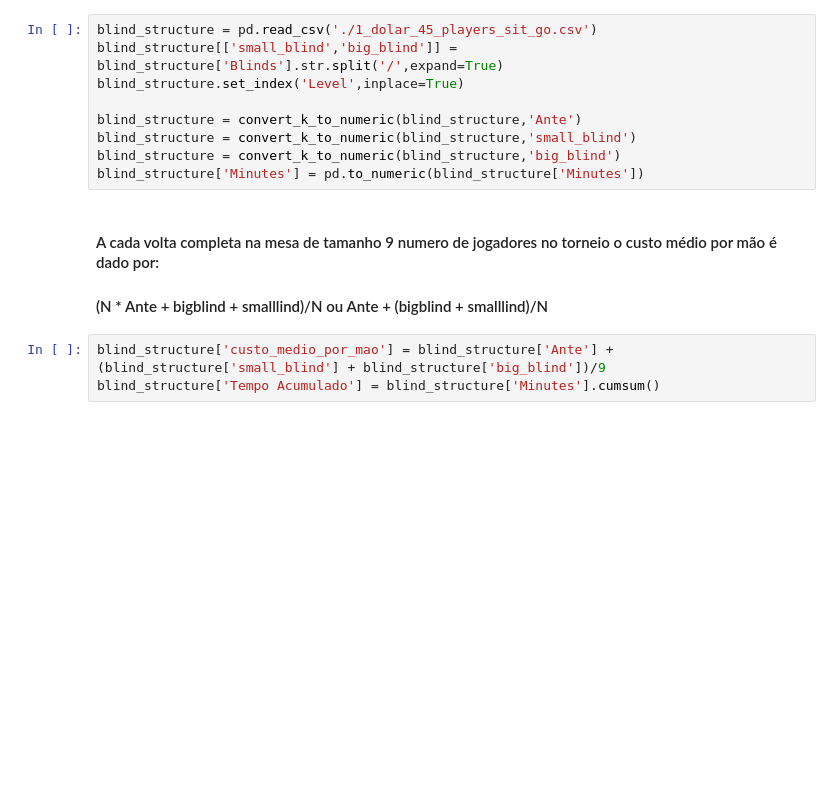
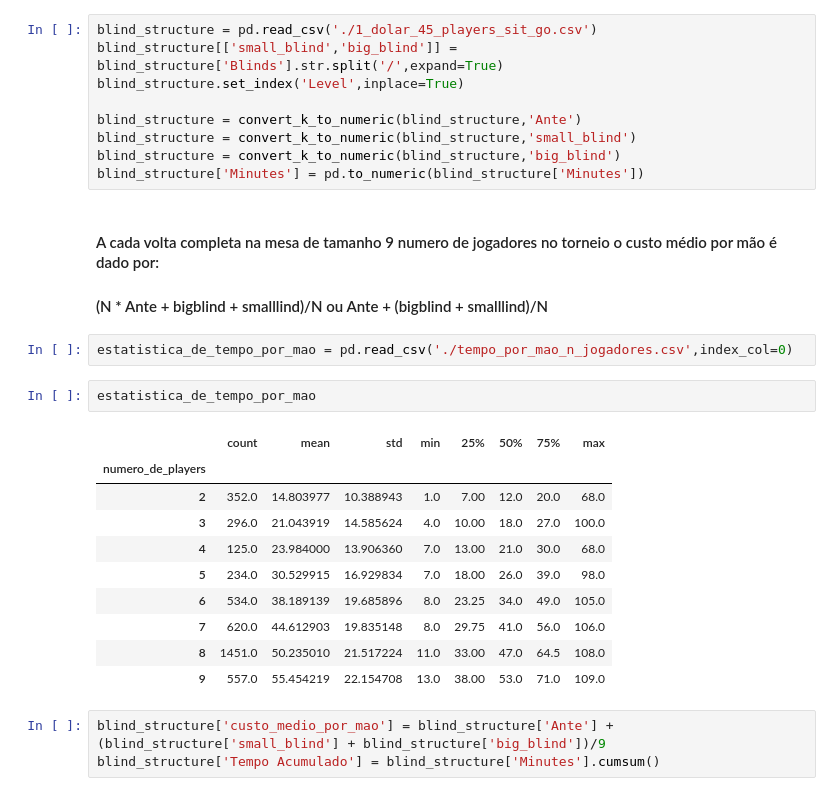
Before and after one commit to zanyev/poker_arb, a Jupyter notebook: hand_reader.ipynb, the cells around one changed output. Drawn from its saved outputs; the diff is of its cells as text; blank space fills up the shorter version.

```diff
--- a/hand_reader.ipynb
+++ b/hand_reader.ipynb
@@ -37,6 +37,21 @@ blind_structure['Minutes'] = pd.to_numeric(blind_structure['Minutes'])
 #### A cada volta completa na mesa de tamanho 9 numero de jogadores no torneio o custo médio por mão é dado por:
 
 #### (N * Ante + bigblind + smalllind)/N ou Ante + (bigblind + smalllind)/N
+# %%
+estatistica_de_tempo_por_mao = pd.read_csv('./tempo_por_mao_n_jogadores.csv',index_col=0)
+# %%
+estatistica_de_tempo_por_mao
+# %% [output]
+|  | count | mean | std | min | 25% | 50% | 75% | max |
+| numero_de_players |  |  |  |  |  |  |  |  |
+| 2 | 352.0 | 14.803977 | 10.388943 | 1.0 | 7.00 | 12.0 | 20.0 | 68.0 |
+| 3 | 296.0 | 21.043919 | 14.585624 | 4.0 | 10.00 | 18.0 | 27.0 | 100.0 |
+| 4 | 125.0 | 23.984000 | 13.906360 | 7.0 | 13.00 | 21.0 | 30.0 | 68.0 |
+| 5 | 234.0 | 30.529915 | 16.929834 | 7.0 | 18.00 | 26.0 | 39.0 | 98.0 |
+| 6 | 534.0 | 38.189139 | 19.685896 | 8.0 | 23.25 | 34.0 | 49.0 | 105.0 |
+| 7 | 620.0 | 44.612903 | 19.835148 | 8.0 | 29.75 | 41.0 | 56.0 | 106.0 |
+| 8 | 1451.0 | 50.235010 | 21.517224 | 11.0 | 33.00 | 47.0 | 64.5 | 108.0 |
+| 9 | 557.0 | 55.454219 | 22.154708 | 13.0 | 38.00 | 53.0 | 71.0 | 109.0 |
 # %%
 blind_structure['custo_medio_por_mao'] = blind_structure['Ante'] + (blind_structure['small_blind'] + blind_structure['big_blind'])/9
 blind_structure['Tempo Acumulado'] = blind_structure['Minutes'].cumsum()
```
Also changed, not shown: parts of 8 cells of this notebook, 12 other files.
